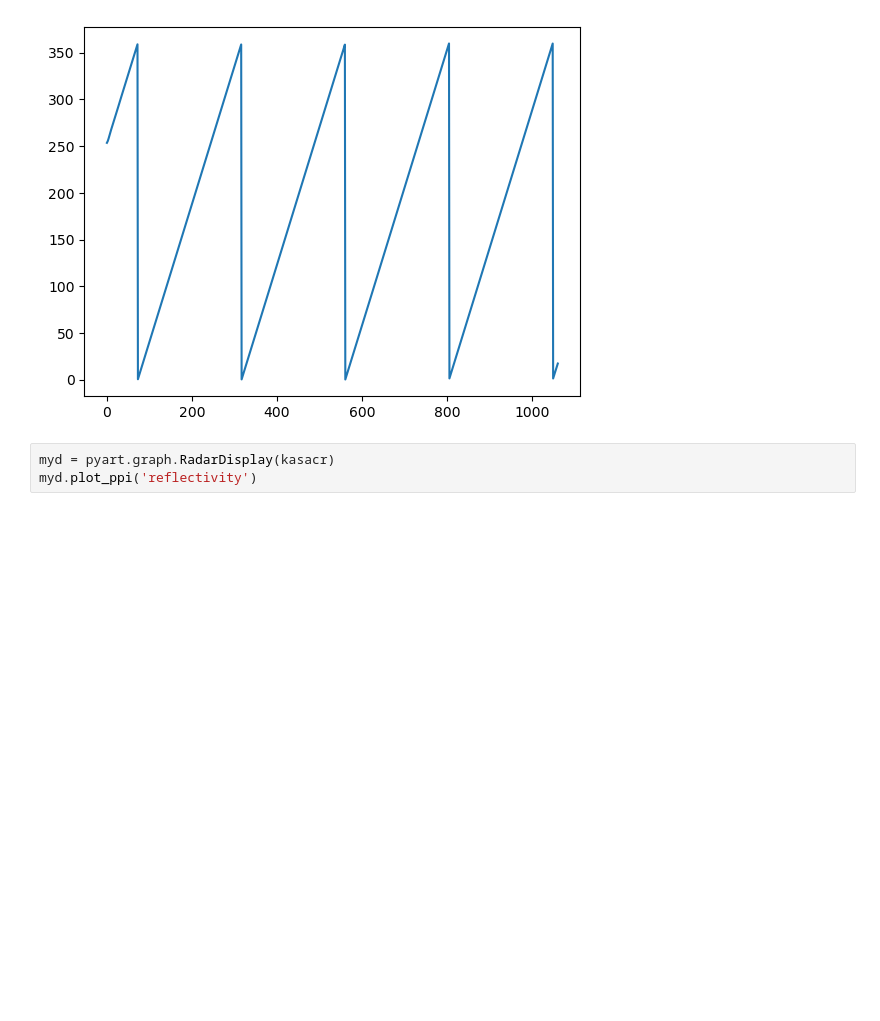
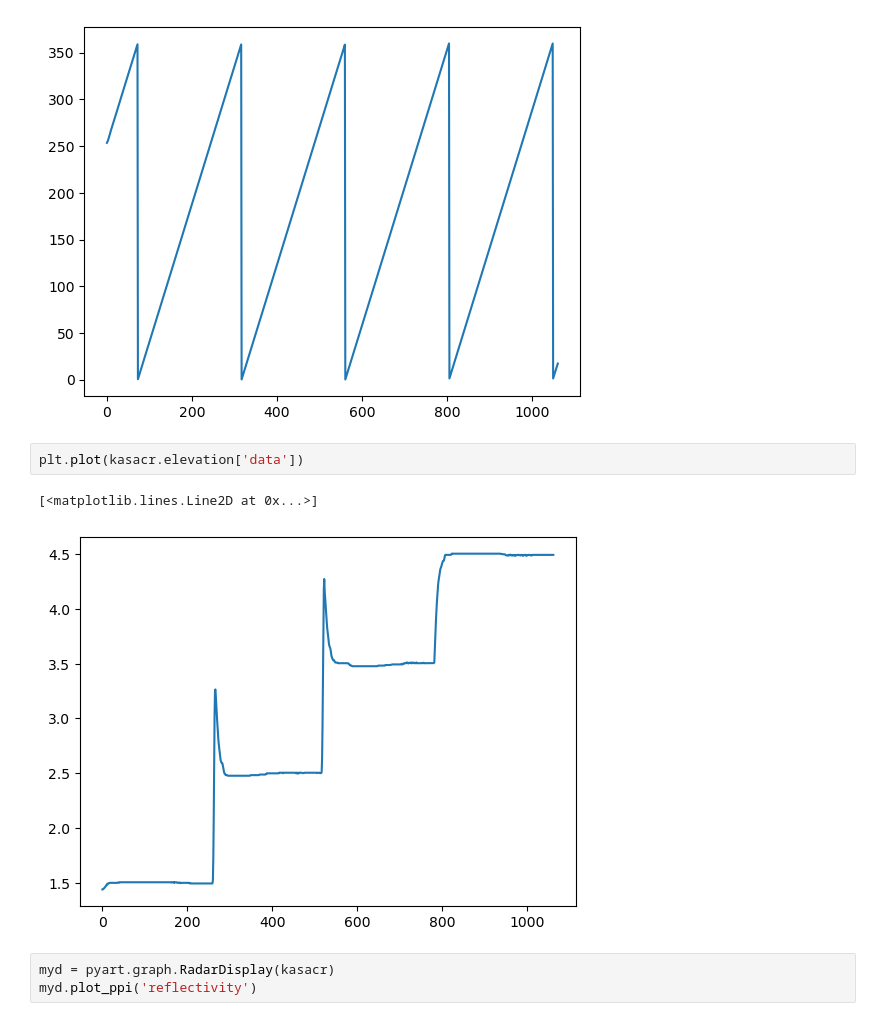
Before and after one commit to ARM-Development/arm-summer-school-2025, a Jupyter notebook: notebooks/pyart/RadarInvestigation.ipynb, the cells around one changed output. Drawn from its saved outputs; the diff is of its cells as text; blank space fills up the shorter version.

```diff
--- a/notebooks/pyart/RadarInvestigation.ipynb
+++ b/notebooks/pyart/RadarInvestigation.ipynb
@@ -117,6 +133,11 @@ plt.plot(kasacr.azimuth['data'])
 # %% [output]
 [<matplotlib.lines.Line2D at 0x...>]
 [figure]
+# %%
+plt.plot(kasacr.elevation['data'])
+# %% [output]
+[<matplotlib.lines.Line2D at 0x...>]
+[figure, added]
 # %%
 myd = pyart.graph.RadarDisplay(kasacr)
 myd.plot_ppi('reflectivity')
```
Also changed, not shown: parts of 5 cells of this notebook.
